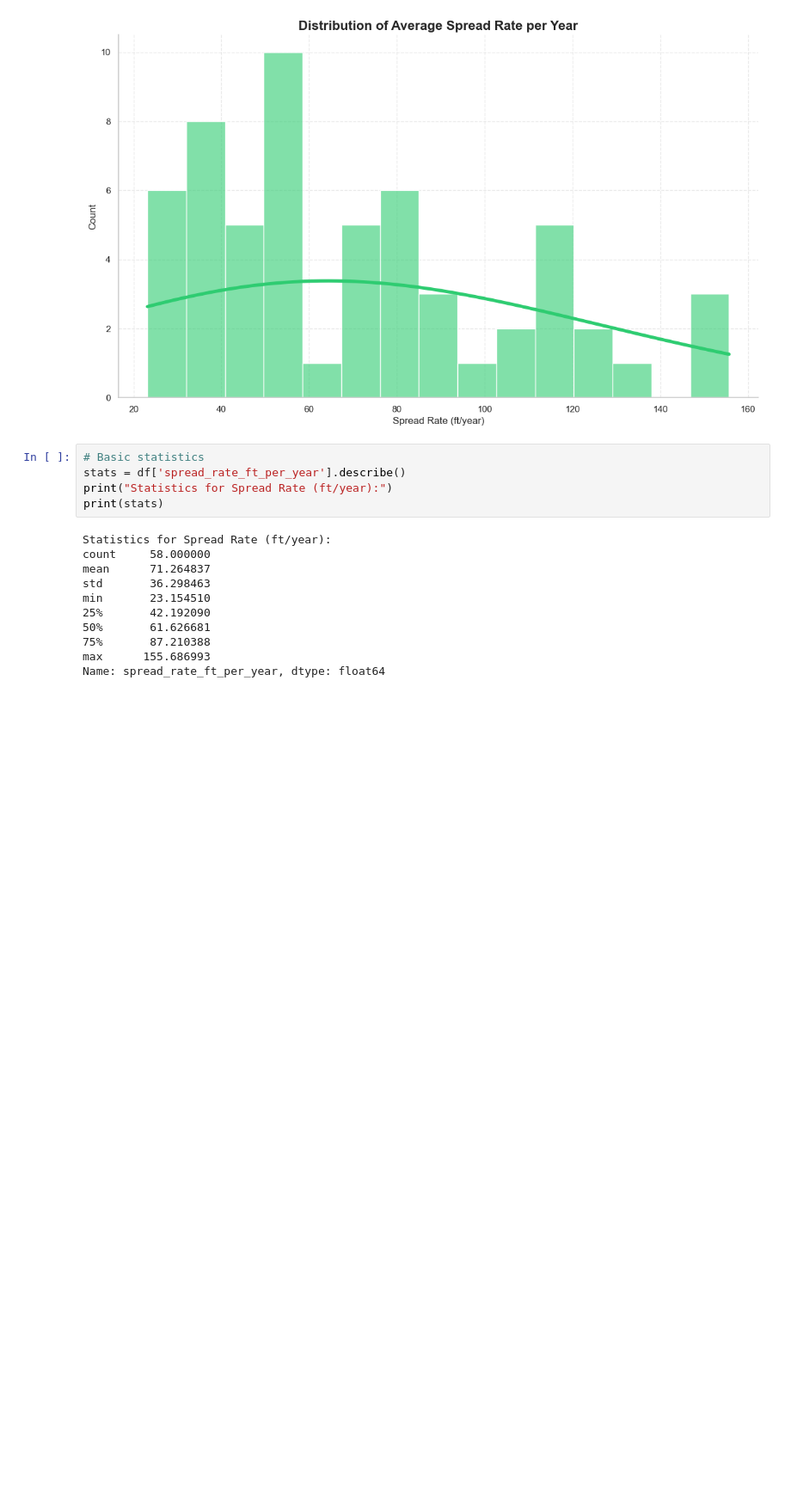
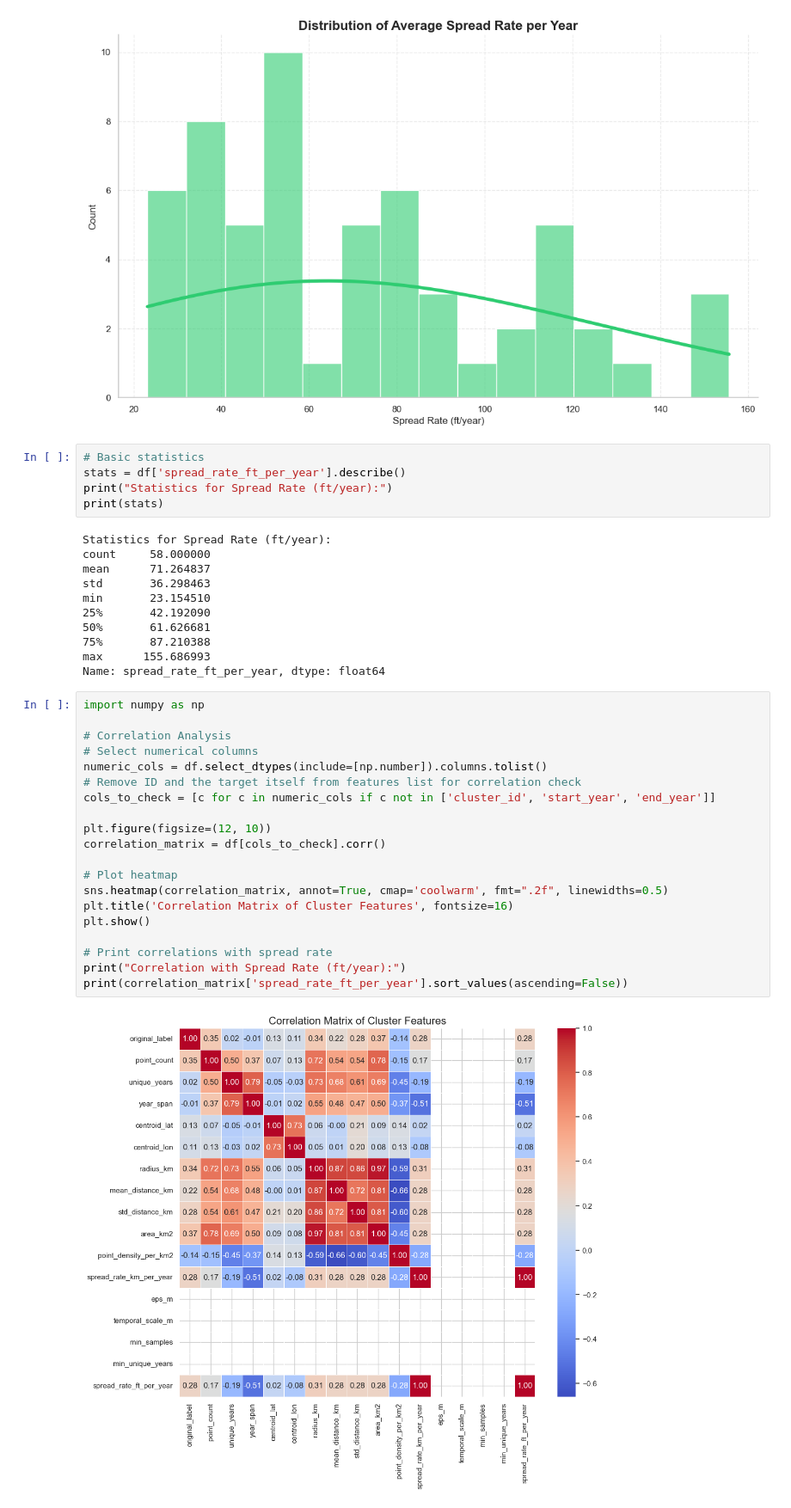
Before and after one commit to IMGROOT2/oak-wilt-detection, a Jupyter notebook: validation_study/notebooks/analysis/spread_analysis.ipynb, the cells around one changed output. Shown at 86% size. Saved outputs shown, nothing was run; the diff lists cells and outputs as text; blank space fills up the shorter version.

```diff
--- a/validation_study/notebooks/analysis/spread_analysis.ipynb
+++ b/validation_study/notebooks/analysis/spread_analysis.ipynb
@@ -77,3 +77,25 @@ min       23.154510
 75%       87.210388
 max      155.686993
 Name: spread_rate_ft_per_year, dtype: float64
+# %%
+import numpy as np
+
+# Correlation Analysis
+# Select numerical columns
+numeric_cols = df.select_dtypes(include=[np.number]).columns.tolist()
+# Remove ID and the target itself from features list for correlation check
+cols_to_check = [c for c in numeric_cols if c not in ['cluster_id', 'start_year', 'end_year']]
+
+plt.figure(figsize=(12, 10))
+correlation_matrix = df[cols_to_check].corr()
+
+# Plot heatmap
+sns.heatmap(correlation_matrix, annot=True, cmap='coolwarm', fmt=".2f", linewidths=0.5)
+plt.title('Correlation Matrix of Cluster Features', fontsize=16)
+plt.show()
+
+# Print correlations with spread rate
+print("Correlation with Spread Rate (ft/year):")
+print(correlation_matrix['spread_rate_ft_per_year'].sort_values(ascending=False))
+# %% [output]
+[figure, added]
```
Also changed, not shown: parts of 25 cells of this notebook, 11 other files.
